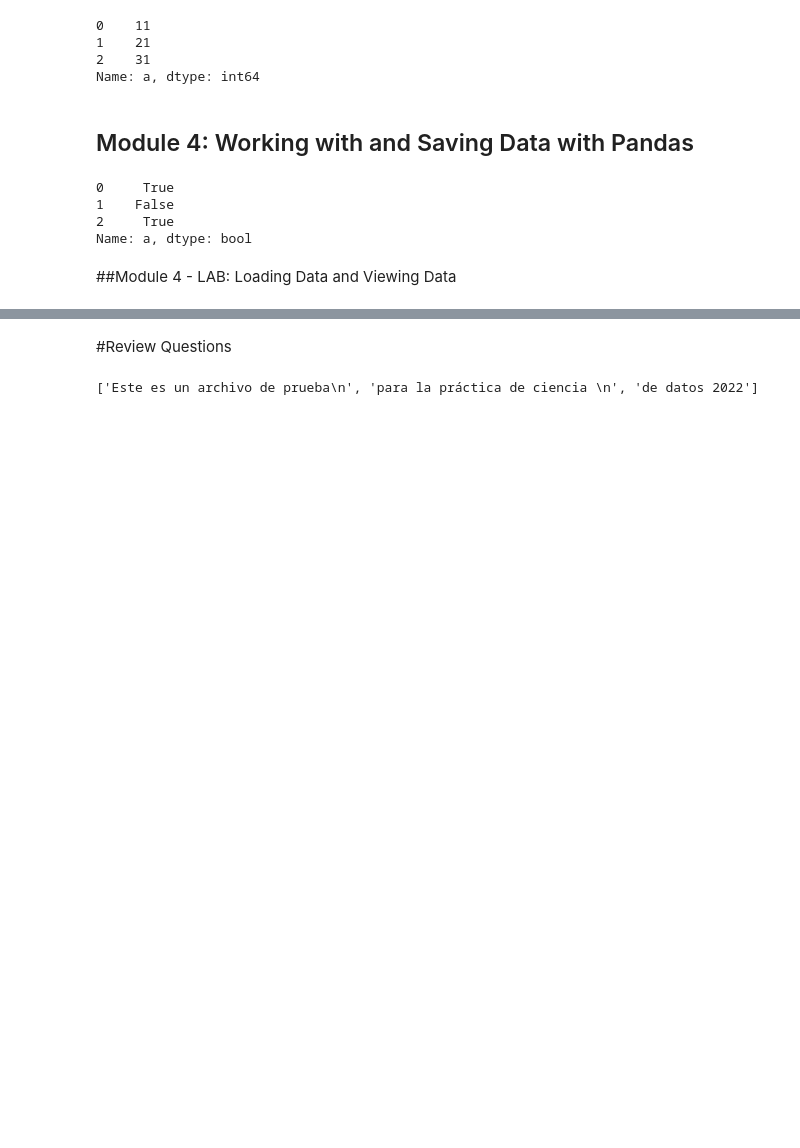
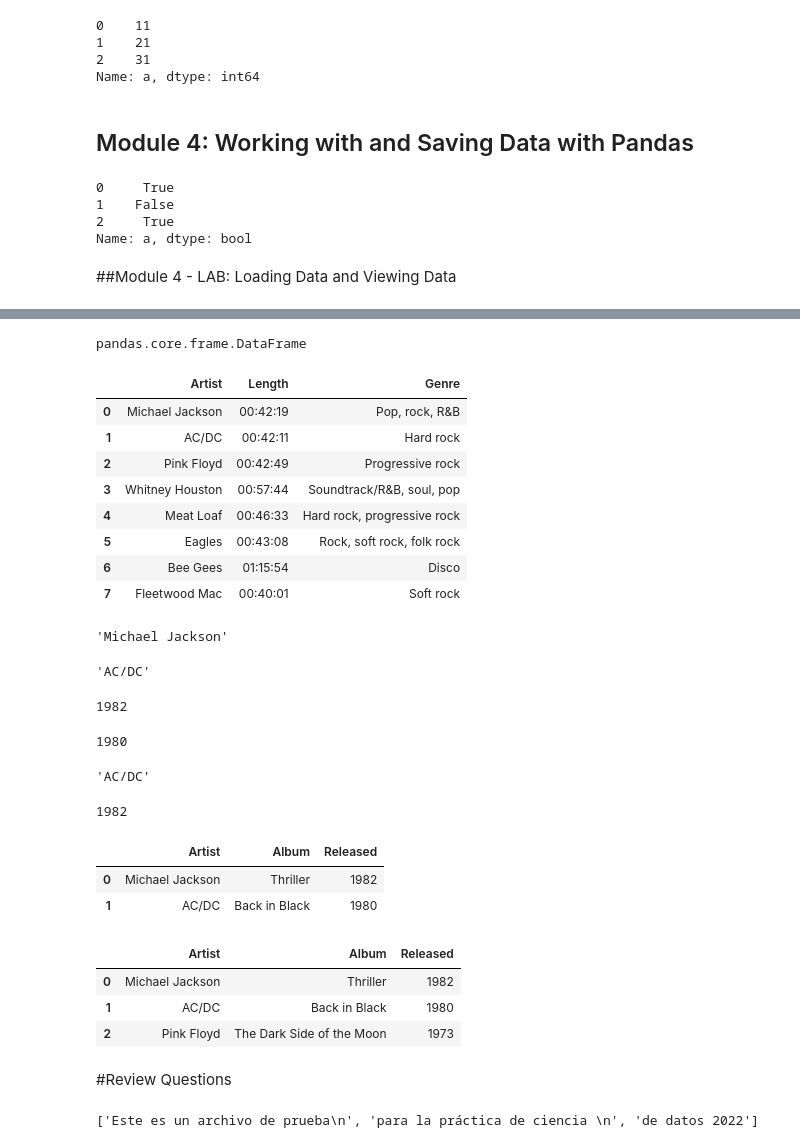
Before and after one commit to PosgradoMNA/actividades-de-aprendizaje-Jose-Bernardo-Moreno-Villarreal, a Jupyter notebook: Semana 2- Actividad 1.ipynb, the cells around one changed output, grey strips where cells are left out. Drawn from its saved outputs; the diff is of its cells as text; code cells hidden in the pictures; blank space fills up the shorter version.

```diff
--- a/Semana 2- Actividad 1.ipynb
+++ b/Semana 2- Actividad 1.ipynb
@@ -464,3 +472,58 @@ ModuleNotFoundError: ignored
+# %%
+x = df[['Artist']]
+type(x)
+# %% [output]
+pandas.core.frame.DataFrame
+# %%
+y = df[['Artist','Length','Genre']]
+y
+# %% [output]
+|  | Artist | Length | Genre |
+| 0 | Michael Jackson | 00:42:19 | Pop, rock, R&B |
+| 1 | AC/DC | 00:42:11 | Hard rock |
+| 2 | Pink Floyd | 00:42:49 | Progressive rock |
+| 3 | Whitney Houston | 00:57:44 | Soundtrack/R&B, soul, pop |
+| 4 | Meat Loaf | 00:46:33 | Hard rock, progressive rock |
+| 5 | Eagles | 00:43:08 | Rock, soft rock, folk rock |
+| 6 | Bee Gees | 01:15:54 | Disco |
+| 7 | Fleetwood Mac | 00:40:01 | Soft rock |
+# %%
+df.iloc[0, 0]
+# %% [output]
+'Michael Jackson'
+# %%
+df.iloc[1,0]
+# %% [output]
+'AC/DC'
+# %%
+df.iloc[0,2]
+# %% [output]
+1982
+# %%
+df.iloc[1,2]
+# %% [output]
+1980
+# %%
+df.loc[1, 'Artist']
+# %% [output]
+'AC/DC'
+# %%
+df.loc[0, 'Released']
+# %% [output]
+1982
+# %%
+df.iloc[0:2, 0:3]
+# %% [output]
+|  | Artist | Album | Released |
+| 0 | Michael Jackson | Thriller | 1982 |
+| 1 | AC/DC | Back in Black | 1980 |
+# %%
+df.loc[0:2, 'Artist':'Released']
+# %% [output]
+|  | Artist | Album | Released |
+| 0 | Michael Jackson | Thriller | 1982 |
+| 1 | AC/DC | Back in Black | 1980 |
+| 2 | Pink Floyd | The Dark Side of the Moon | 1973 |
 # %% [markdown]
 #Review Questions
 # %%
```
Also changed, not shown: parts of 4 cells of this notebook.
